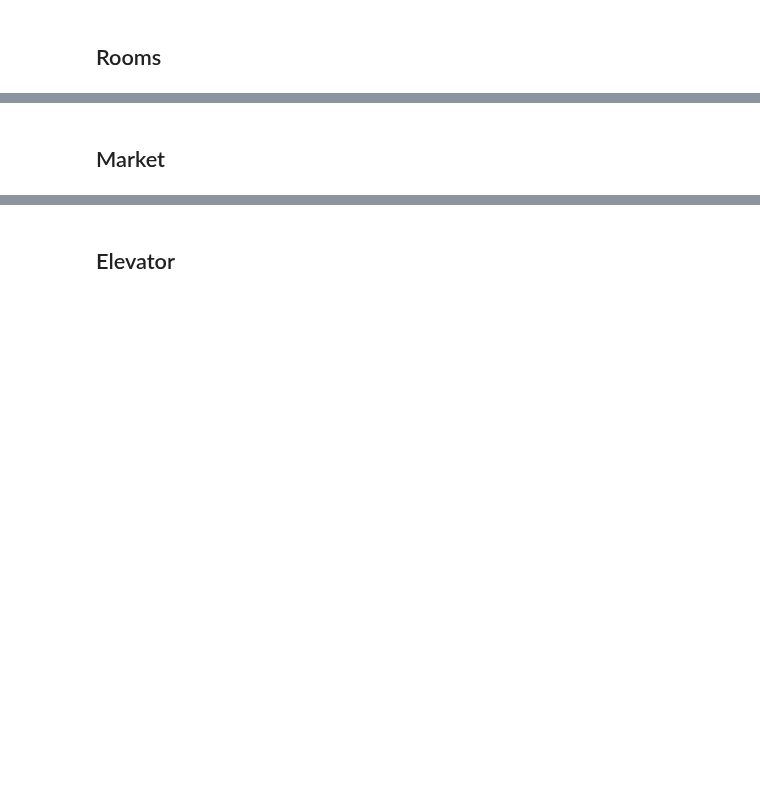
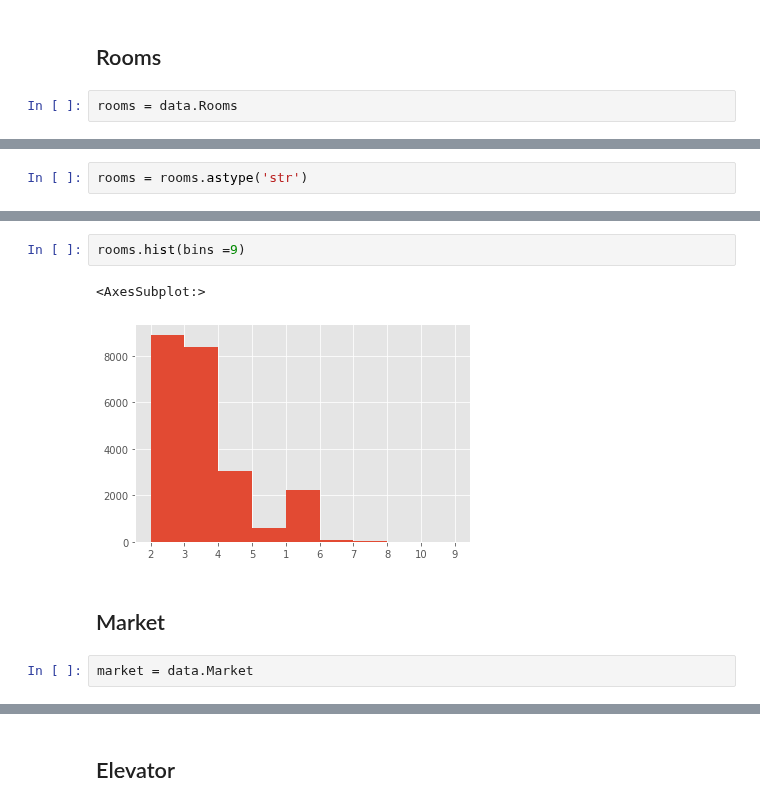
Before and after one commit to CarJung/Uni, a Jupyter notebook: Warsaw_flats/EDA.ipynb, the cells around one changed output, grey strips where cells are left out. Cells and saved outputs as stored; diff of their text form; blank space fills up the shorter version.

```diff
--- a/Warsaw_flats/EDA.ipynb
+++ b/Warsaw_flats/EDA.ipynb
@@ -205,2 +242,4 @@ space.hist(bins = 90)
 # %% [markdown]
 ## Rooms
+# %%
+rooms = data.Rooms
@@ -206,0 +272,2 @@ space.hist(bins = 90)
+# %%
+rooms = rooms.astype('str')
@@ -207,2 +286,9 @@ space.hist(bins = 90)
+# %%
+rooms.hist(bins =9)
+# %% [output]
+<AxesSubplot:>
+[figure, added]
 # %% [markdown]
 ## Market
+# %%
+market = data.Market
```
Also changed, not shown: parts of 32 cells of this notebook, 1 other file.
